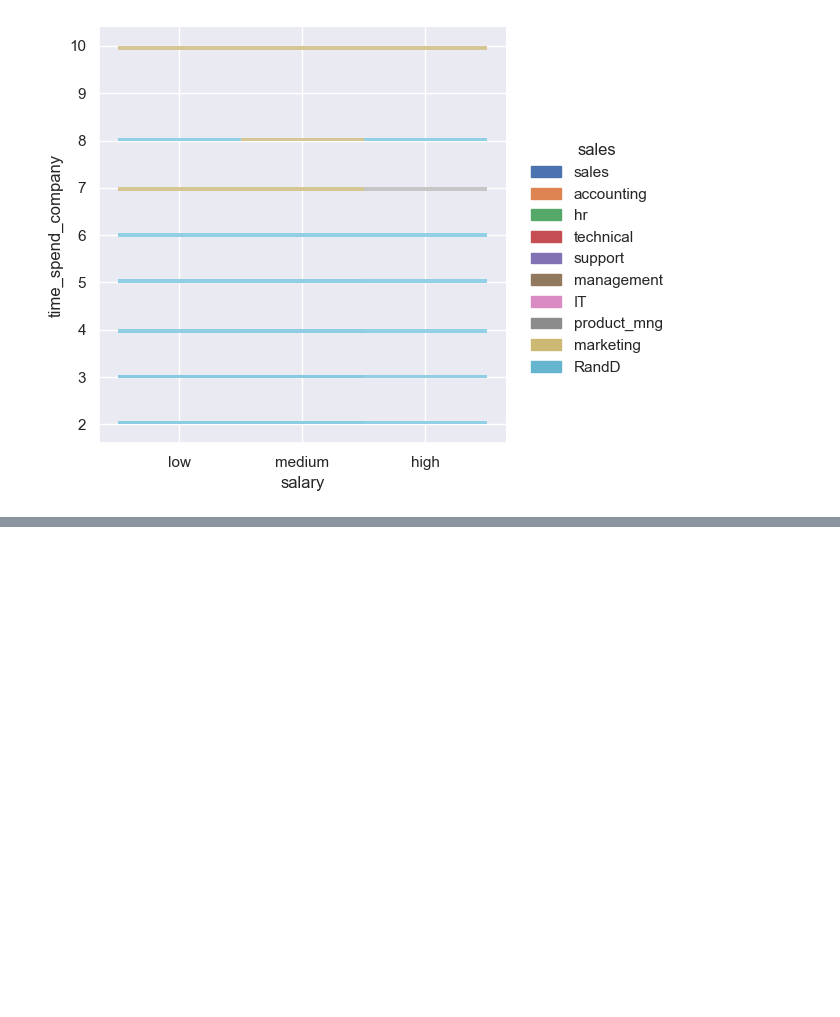
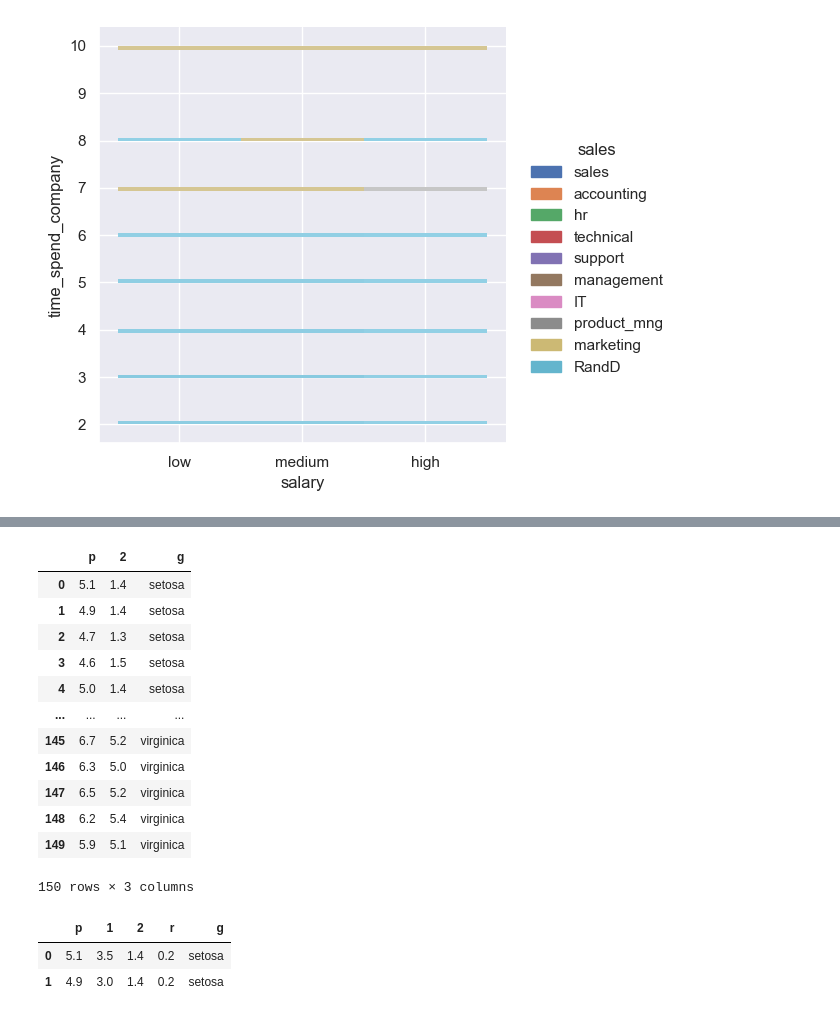
Before and after one commit to aminuddin1234/Artificial_inteligent_and_machine_learning_course, a Jupyter notebook: AI & ML courses/Day 9 - Practice Data Analysis/Mini Project on Data Analysis.ipynb, the cells around one changed output, grey strips where cells are left out. Saved outputs shown, nothing was run; the diff lists cells and outputs as text; code cells hidden in the pictures; blank space fills up the shorter version.

```diff
--- a/AI & ML courses/Day 9 - Practice Data Analysis/Mini Project on Data Analysis.ipynb
+++ b/AI & ML courses/Day 9 - Practice Data Analysis/Mini Project on Data Analysis.ipynb
@@ -217,0 +258,24 @@ management dept have more
+# %%
+df[['p','2','g']]  #Same method
+df.loc[:][['p','2','g']]
+# %% [output]
+|  | p | 2 | g |
+| 0 | 5.1 | 1.4 | setosa |
+| 1 | 4.9 | 1.4 | setosa |
+| 2 | 4.7 | 1.3 | setosa |
+| 3 | 4.6 | 1.5 | setosa |
+| 4 | 5.0 | 1.4 | setosa |
+| ... | ... | ... | ... |
+| 145 | 6.7 | 5.2 | virginica |
+| 146 | 6.3 | 5.0 | virginica |
+| 147 | 6.5 | 5.2 | virginica |
+| 148 | 6.2 | 5.4 | virginica |
+| 149 | 5.9 | 5.1 | virginica |
+150 rows × 3 columns
+# %%
+#df[][]   # column x rows
+df.iloc[0:10][0:2]
+# %% [output]
+|  | p | 1 | 2 | r | g |
+| 0 | 5.1 | 3.5 | 1.4 | 0.2 | setosa |
+| 1 | 4.9 | 3.0 | 1.4 | 0.2 | setosa |
```
Also changed, not shown: parts of 10 cells of this notebook, 2 other files.
